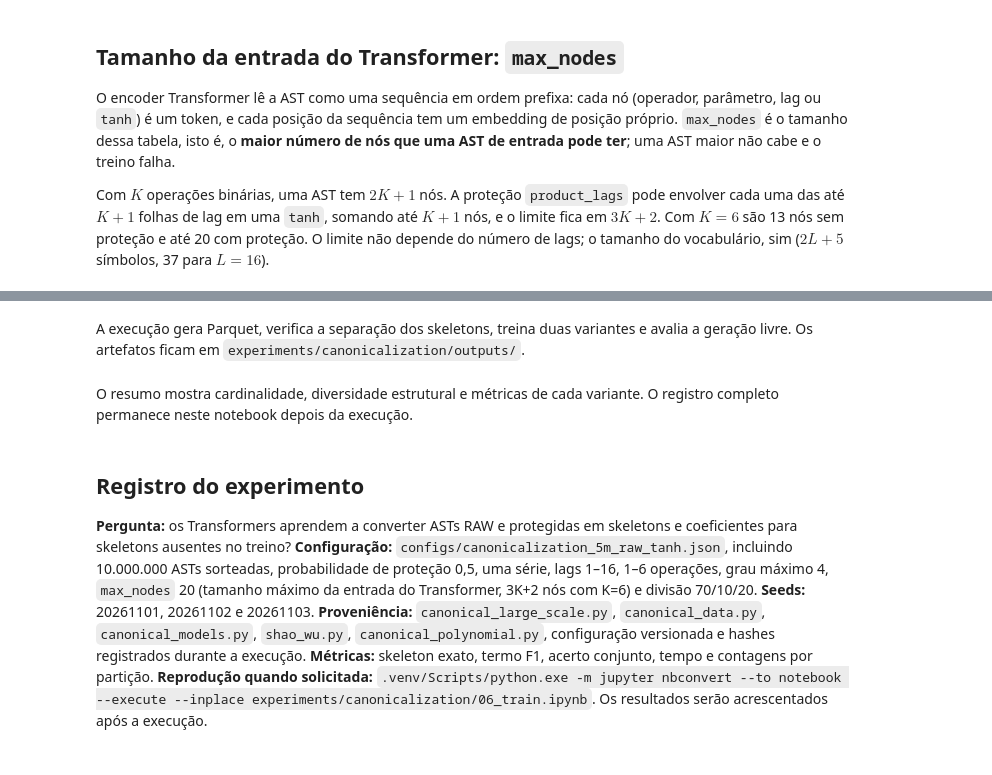
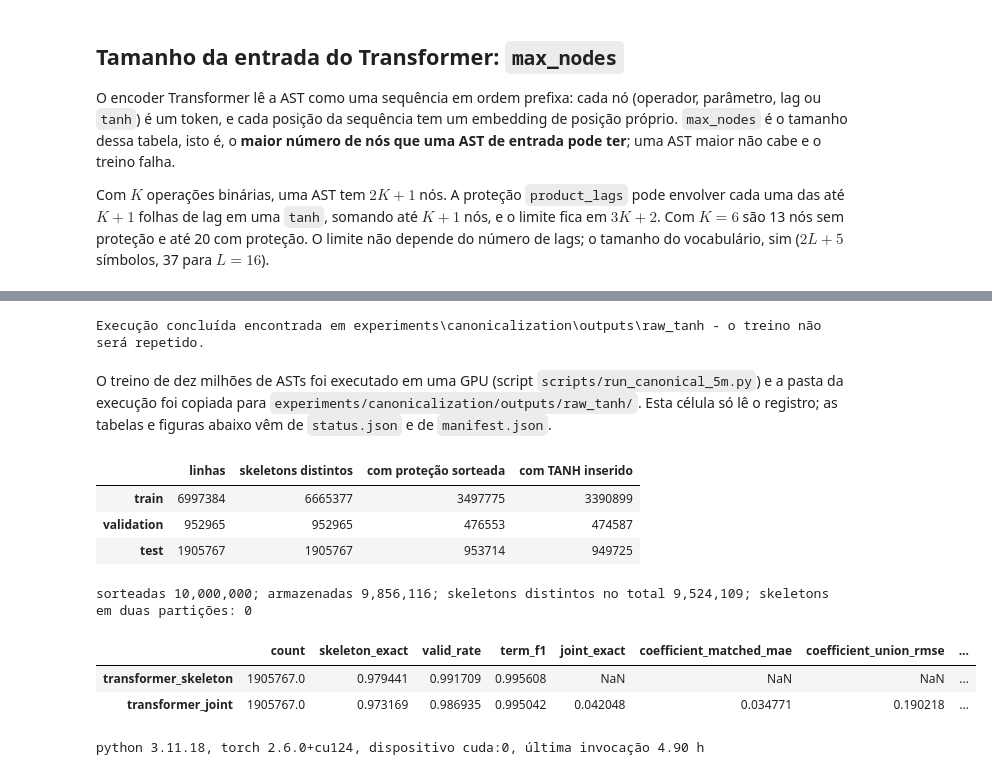
Before and after one commit to MateusWiteck/tsfmxai, a Jupyter notebook: experiments/canonicalization/06_train.ipynb, the cells around one changed output, grey strips where cells are left out. Cells and saved outputs as stored; diff of their text form; code cells hidden in the pictures.

```diff
--- a/experiments/canonicalization/06_train.ipynb
+++ b/experiments/canonicalization/06_train.ipynb
@@ -29,11 +33,17 @@ assert max_nodes >= nodes_protected, 'max_nodes é menor que a maior AST protegi
 # %%
 import subprocess,sys,torch
-device='cuda' if torch.cuda.is_available() else 'cpu'
-command=[sys.executable,str(ROOT/'scripts/run_canonical_5m.py'),
-         '--config',str(CONFIG_PATH.relative_to(ROOT)),
-         '--run-dir',str(RUN_DIR.relative_to(ROOT)),
-         '--device',device]
-print(' '.join(command))
-subprocess.run(command,cwd=ROOT,check=True)
+status_file=RUN_DIR/'status.json'
+finished=status_file.exists() and json.loads(status_file.read_text(encoding='utf8')).get('state')=='completed'
+RETRAIN=False  # True apaga a decisão abaixo e repete o treino (cerca de 5 h em GPU)
+if finished and not RETRAIN:
+    print('Execução concluída encontrada em',RUN_DIR.relative_to(ROOT),'- o treino não será repetido.')
+else:
+    device='cuda' if torch.cuda.is_available() else 'cpu'
+    command=[sys.executable,str(ROOT/'scripts/run_canonical_5m.py'),
+             '--config',str(CONFIG_PATH.relative_to(ROOT)),
+             '--run-dir',str(RUN_DIR.relative_to(ROOT)),
+             '--device',device]
+    print(' '.join(command))
+    subprocess.run(command,cwd=ROOT,check=True)
+# %% [output]
+Execução concluída encontrada em experiments\canonicalization\outputs\raw_tanh - o treino não será repetido.
-# %% [markdown]
-A execução gera Parquet, verifica a separação dos skeletons, treina duas variantes e avalia a geração livre. Os artefatos ficam em `experiments/canonicalization/outputs/`.
@@ -45,6 +50,30 @@ for name,result in status['results'].items():
-# %% [markdown]
-O resumo mostra cardinalidade, diversidade estrutural e métricas de cada variante. O registro completo permanece neste notebook depois da execução.
-# %% [markdown]
-## Registro do experimento
-
-**Pergunta:** os Transformers aprendem a converter ASTs RAW e protegidas em skeletons e coeficientes para skeletons ausentes no treino? **Configuração:** `configs/canonicalization_5m_raw_tanh.json`, incluindo 10.000.000 ASTs sorteadas, probabilidade de proteção 0,5, uma série, lags 1–16, 1–6 operações, grau máximo 4, `max_nodes` 20 (tamanho máximo da entrada do Transformer, 3K+2 nós com K=6) e divisão 70/10/20. **Seeds:** 20261101, 20261102 e 20261103. **Proveniência:** `canonical_large_scale.py`, `canonical_data.py`, `canonical_models.py`, `shao_wu.py`, `canonical_polynomial.py`, configuração versionada e hashes registrados durante a execução. **Métricas:** skeleton exato, termo F1, acerto conjunto, tempo e contagens por partição. **Reprodução quando solicitada:** `.venv/Scripts/python.exe -m jupyter nbconvert --to notebook --execute --inplace experiments/canonicalization/06_train.ipynb`. Os resultados serão acrescentados após a execução.
+# %% [markdown]
+O treino de dez milhões de ASTs foi executado em uma GPU (script `scripts/run_canonical_5m.py`) e a pasta da execução foi copiada para `experiments/canonicalization/outputs/raw_tanh/`. Esta célula só lê o registro; as tabelas e figuras abaixo vêm de `status.json` e de `manifest.json`.
+# %%
+import pandas as pd
+import matplotlib.pyplot as plt
+status=json.loads((RUN_DIR/'status.json').read_text(encoding='utf8'))
+manifest=json.loads((RUN_DIR/'manifest.json').read_text(encoding='utf8'))
+corpus=status['corpus']
+splits=['train','validation','test']
+table=pd.DataFrame({'linhas':corpus['rows_by_split'],
+                    'skeletons distintos':corpus['distinct_skeletons_by_split'],
+                    'com proteção sorteada':corpus['protection_selected_by_split'],
+                    'com TANH inserido':corpus['tanh_inserted_by_split']}).loc[splits]
+display(table)
+print(f"sorteadas {corpus['sampled_asts']:,}; armazenadas {corpus['stored_examples']:,}; skeletons distintos no total {corpus['distinct_skeletons_total']:,}; skeletons em duas partições: {corpus['skeleton_overlap']}")
+columns=['count','skeleton_exact','valid_rate','term_f1','joint_exact','coefficient_matched_mae','coefficient_union_rmse','best_epoch']
+metrics=pd.DataFrame({name:{key:result.get(key) for key in columns} for name,result in status['results'].items()}).T
+display(metrics)
+provenance=manifest['provenance']
+print(f"python {provenance['python']}, torch {provenance['torch']}, dispositivo {provenance['device']}, última invocação {provenance['elapsed_seconds']/3600:.2f} h")
+# %% [output]
+|  | linhas | skeletons distintos | com proteção sorteada | com TANH inserido |
+| train | 6997384 | 6665377 | 3497775 | 3390899 |
+| validation | 952965 | 952965 | 476553 | 474587 |
+| test | 1905767 | 1905767 | 953714 | 949725 |
+sorteadas 10,000,000; armazenadas 9,856,116; skeletons distintos no total 9,524,109; skeletons em duas partições: 0
+|  | count | skeleton_exact | valid_rate | term_f1 | joint_exact | coefficient_matched_mae | coefficient_union_rmse | ... |
+| transformer_skeleton | 1905767.0 | 0.979441 | 0.991709 | 0.995608 | NaN | NaN | NaN | ... |
+| transformer_joint | 1905767.0 | 0.973169 | 0.986935 | 0.995042 | 0.042048 | 0.034771 | 0.190218 | ... |
+python 3.11.18, torch 2.6.0+cu124, dispositivo cuda:0, última invocação 4.90 h
```
Also changed, not shown: parts of 7 cells of this notebook, 2 other files.
